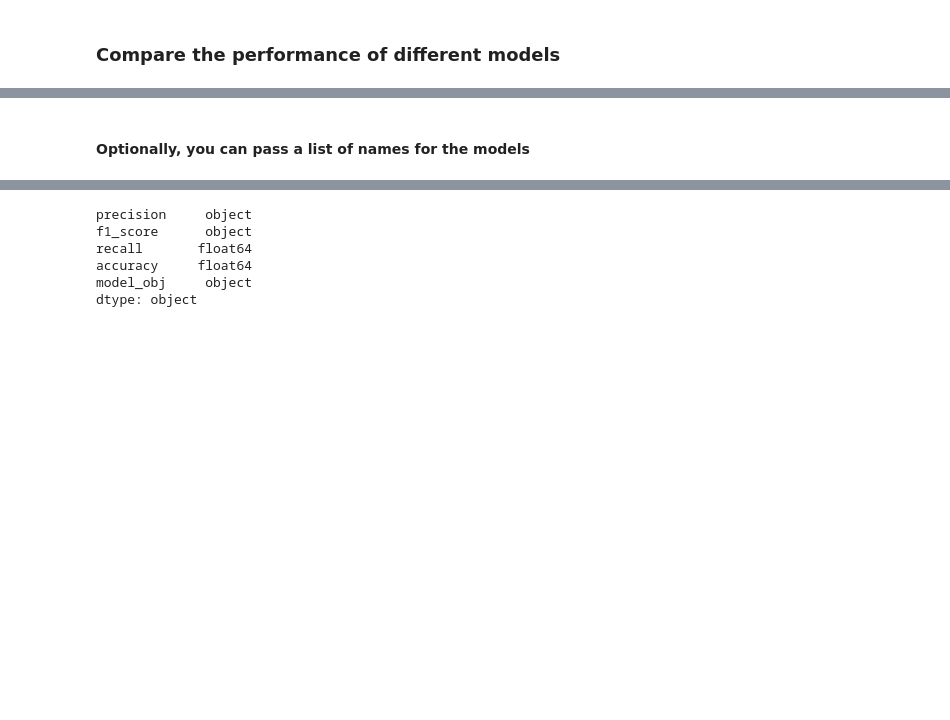
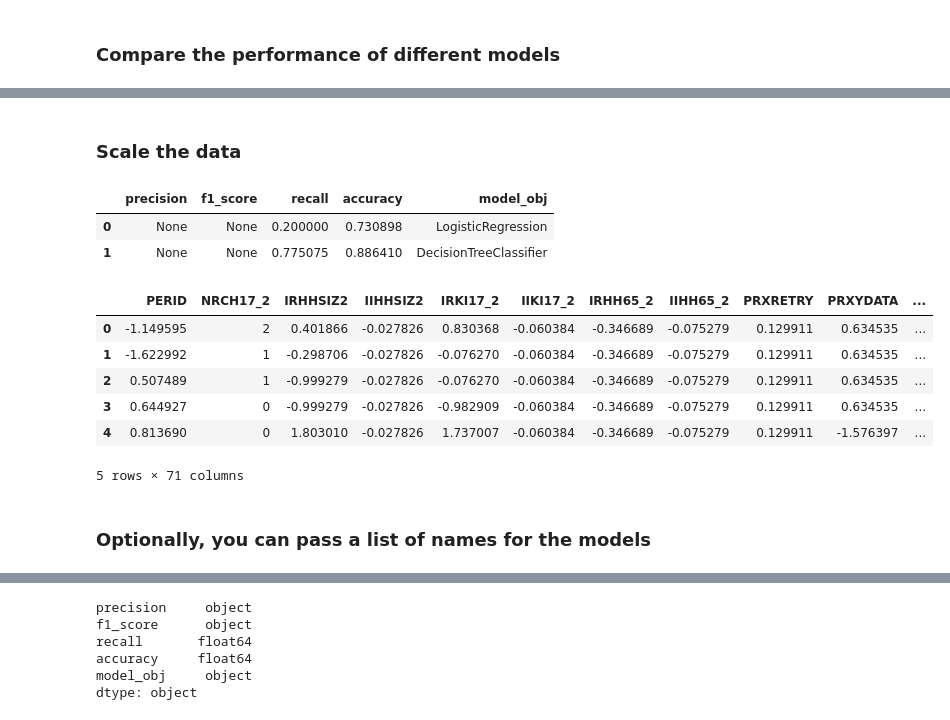
Before and after one commit to SCK22/helper_functions_sck, a Jupyter notebook: howtouse/How to use.ipynb, the cells around one changed output, grey strips where cells are left out. Saved outputs shown, nothing was run; the diff lists cells and outputs as text; code cells hidden in the pictures; blank space fills up the shorter version.

Commit message:
added scaler

```diff
--- a/howtouse/How to use.ipynb
+++ b/howtouse/How to use.ipynb
@@ -161,5 +167,27 @@ df
+# %% [markdown]
+### Scale the data
+# %%
+obj.setup_scaler_numeric_data()
+
+obj.scale_numeric_data()
+df = obj.compare_model_performance(model_objs_list= [log_reg, dtree],feature_names=obj.cat_num_extract()["num_cols"])
+df
+# %% [output]
+|  | precision | f1_score | recall | accuracy | model_obj |
+| 0 | None | None | 0.200000 | 0.730898 | LogisticRegression |
+| 1 | None | None | 0.775075 | 0.886410 | DecisionTreeClassifier |
+# %%
+obj.dataset.head()
+# %% [output]
+|  | PERID | NRCH17_2 | IRHHSIZ2 | IIHHSIZ2 | IRKI17_2 | IIKI17_2 | IRHH65_2 | IIHH65_2 | PRXRETRY | PRXYDATA | ... |
+| 0 | -1.149595 | 2 | 0.401866 | -0.027826 | 0.830368 | -0.060384 | -0.346689 | -0.075279 | 0.129911 | 0.634535 | ... |
+| 1 | -1.622992 | 1 | -0.298706 | -0.027826 | -0.076270 | -0.060384 | -0.346689 | -0.075279 | 0.129911 | 0.634535 | ... |
+| 2 | 0.507489 | 1 | -0.999279 | -0.027826 | -0.076270 | -0.060384 | -0.346689 | -0.075279 | 0.129911 | 0.634535 | ... |
+| 3 | 0.644927 | 0 | -0.999279 | -0.027826 | -0.982909 | -0.060384 | -0.346689 | -0.075279 | 0.129911 | 0.634535 | ... |
+| 4 | 0.813690 | 0 | 1.803010 | -0.027826 | 1.737007 | -0.060384 | -0.346689 | -0.075279 | 0.129911 | -1.576397 | ... |
+5 rows × 71 columns
 # %% [markdown]
-#### Optionally, you can pass a list of names for the models
+### Optionally, you can pass a list of names for the models
 # %%
 df = obj.compare_model_performance(model_objs_list= [log_reg, dtree],model_names_list=["Baseline Logistic Regression", "Baseline Decision Tree"],
                                    feature_names=obj.cat_num_extract()["num_cols"])
```
Also changed, not shown: parts of 8 cells of this notebook, 3 other files.
